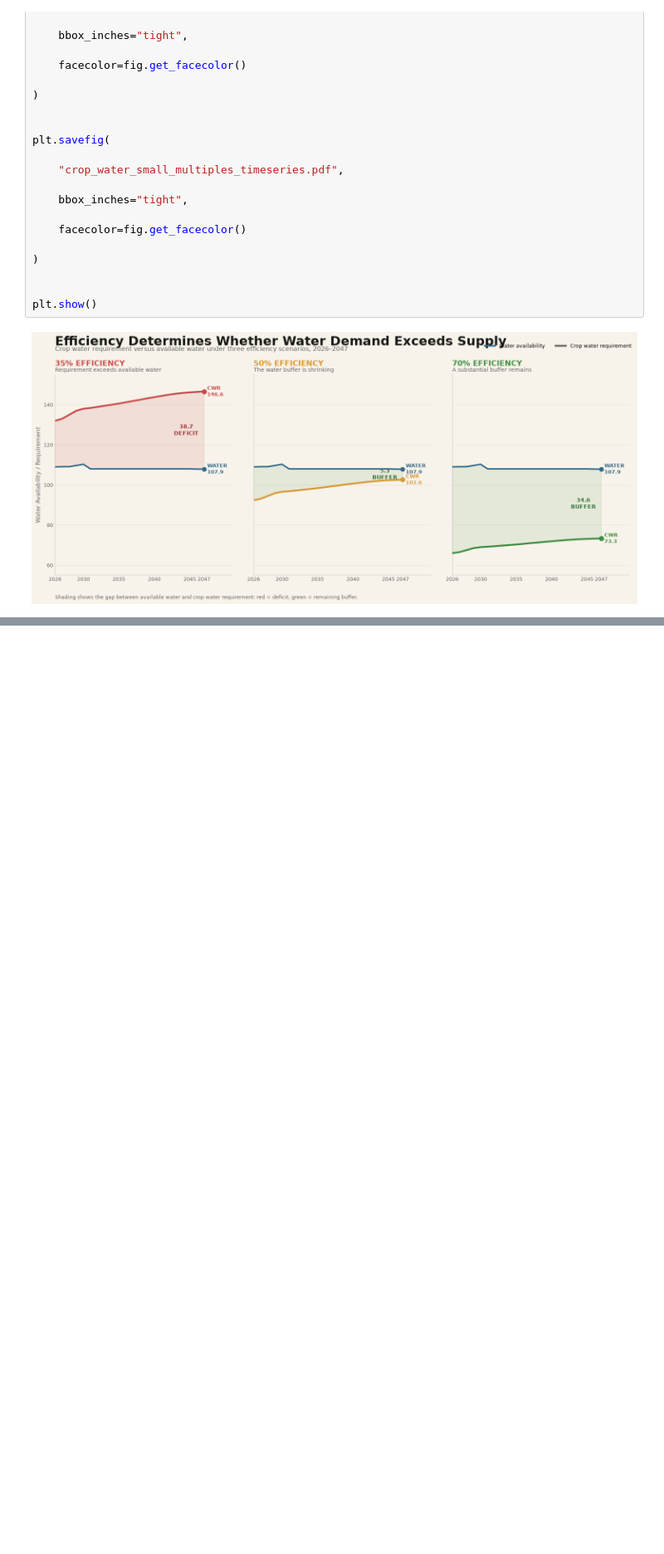
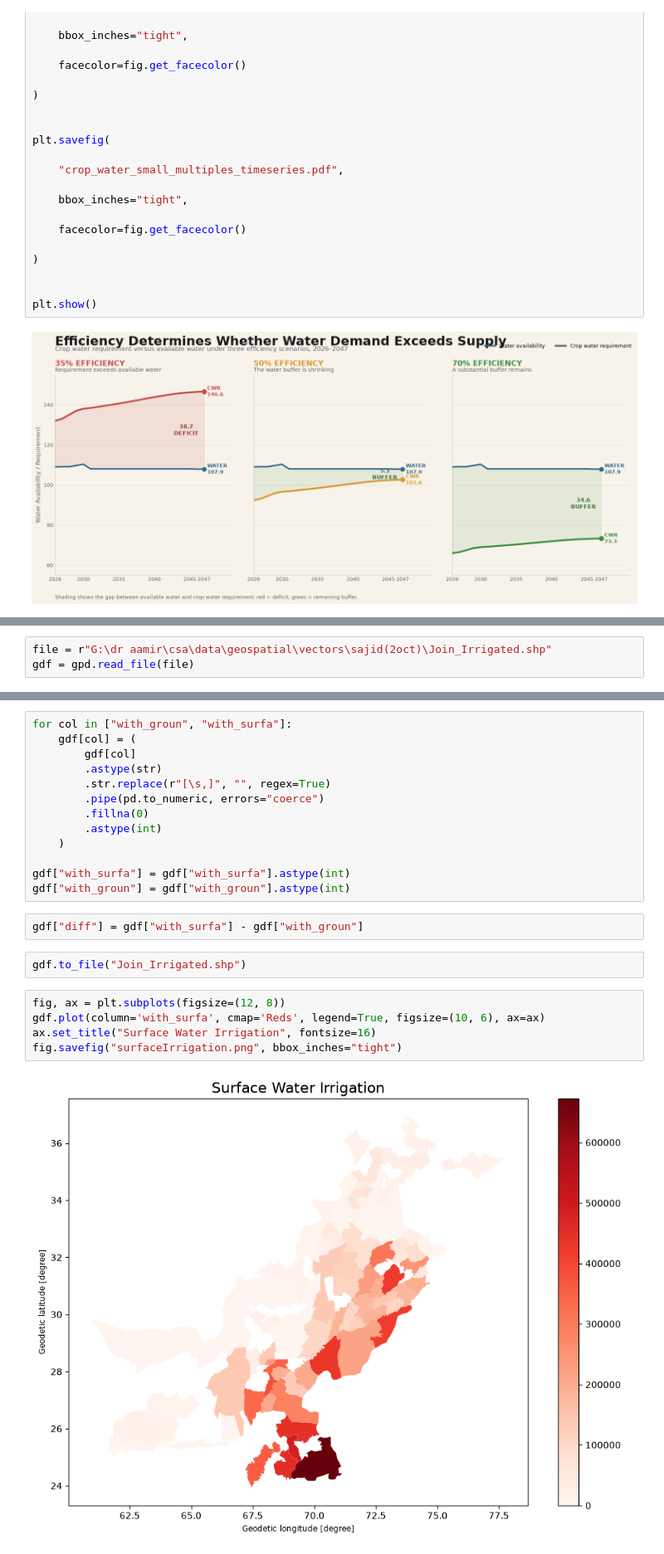
Before and after one commit to imtiazNDMA/climatesmartagri, a Jupyter notebook: main.ipynb, the cells around one changed output, grey strips where cells are left out. Shown at 83% size. Cells and saved outputs as stored; diff of their text form; blank space fills up the shorter version.

```diff
--- a/main.ipynb
+++ b/main.ipynb
@@ -3583,0 +3589,3 @@ plt.show()
+# %%
+file = r"G:\dr aamir\csa\data\geospatial\vectors\sajid(2oct)\Join_Irrigated.shp"
+gdf = gpd.read_file(file)
@@ -3583,0 +3601,24 @@ plt.show()
+# %%
+for col in ["with_groun", "with_surfa"]:
+    gdf[col] = (
+        gdf[col]
+        .astype(str)
+        .str.replace(r"[\s,]", "", regex=True)
+        .pipe(pd.to_numeric, errors="coerce")
+        .fillna(0)
+        .astype(int)
+    )
+
+gdf["with_surfa"] = gdf["with_surfa"].astype(int)
+gdf["with_groun"] = gdf["with_groun"].astype(int)
+# %%
+gdf["diff"] = gdf["with_surfa"] - gdf["with_groun"]
+# %%
+gdf.to_file("Join_Irrigated.shp")
+# %%
+fig, ax = plt.subplots(figsize=(12, 8))
+gdf.plot(column='with_surfa', cmap='Reds', legend=True, figsize=(10, 6), ax=ax)
+ax.set_title("Surface Water Irrigation", fontsize=16)
+fig.savefig("surfaceIrrigation.png", bbox_inches="tight")
+# %% [output]
+[figure, added]
```
Also changed, not shown: parts of 5 cells of this notebook, 8 other files.
